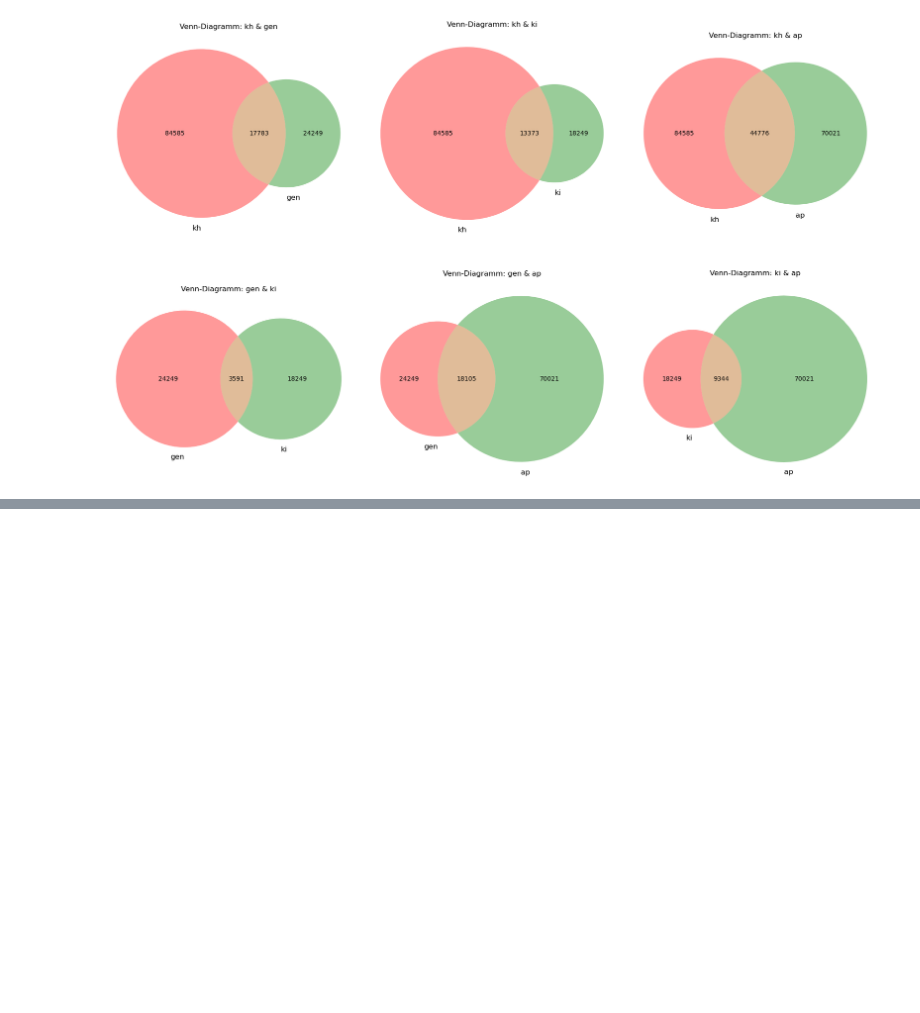
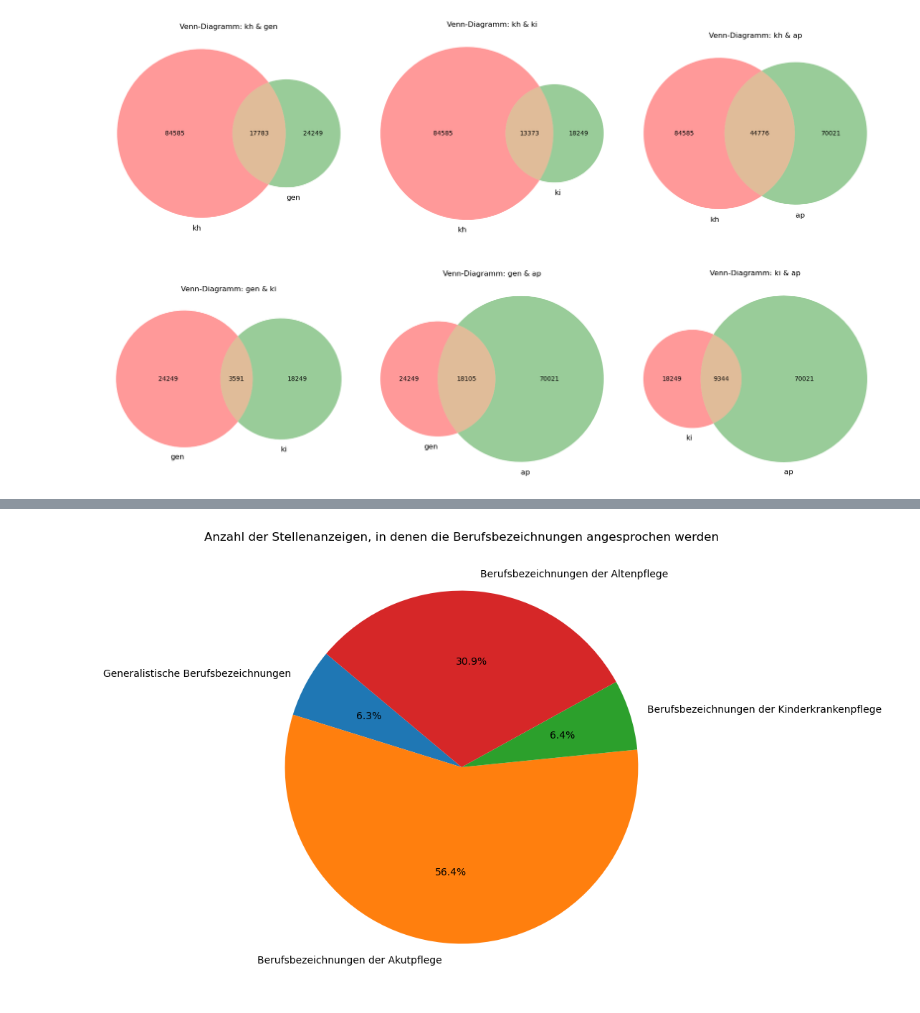
Before and after one commit to jabr-he/stea, a Jupyter notebook: run_prod_new.ipynb, the cells around one changed output, grey strips where cells are left out. Drawn from its saved outputs; the diff is of its cells as text; code cells hidden in the pictures; blank space fills up the shorter version.

```diff
--- a/run_prod_new.ipynb
+++ b/run_prod_new.ipynb
@@ -268,0 +274,22 @@ plt.show()
+# %%
+# Torte: gen_oza / kh_oza / ki_oza / ap_oza
+sizes = [count_gen_oza, count_kh_oza, count_ki_oza, count_ap_oza]
+
+# Labels für das Diagramm
+labels = ["Generalistische Berufsbezeichnungen", "Berufsbezeichnungen der Akutpflege", "Berufsbezeichnungen der Kinderkrankenpflege", "Berufsbezeichnungen der Altenpflege"]
+
+# Entferne Einträge mit Wert 0 für bessere Lesbarkeit
+filtered_sizes = [size for size in sizes if size > 0]
+filtered_labels = [label for size, label in zip(sizes, labels) if size > 0]
+
+# Erstelle das Tortendiagramm
+fig, ax = plt.subplots(figsize=(8, 8))
+ax.pie(filtered_sizes, labels=filtered_labels, autopct='%1.1f%%', startangle=140)
+
+# Titel setzen
+ax.set_title("Anzahl der Stellenanzeigen, in denen die Berufsbezeichnungen angesprochen werden")
+
+# Zeige das Diagramm
+plt.show()
+# %% [output]
+[figure, added]
```
Also changed, not shown: parts of 6 cells of this notebook.
